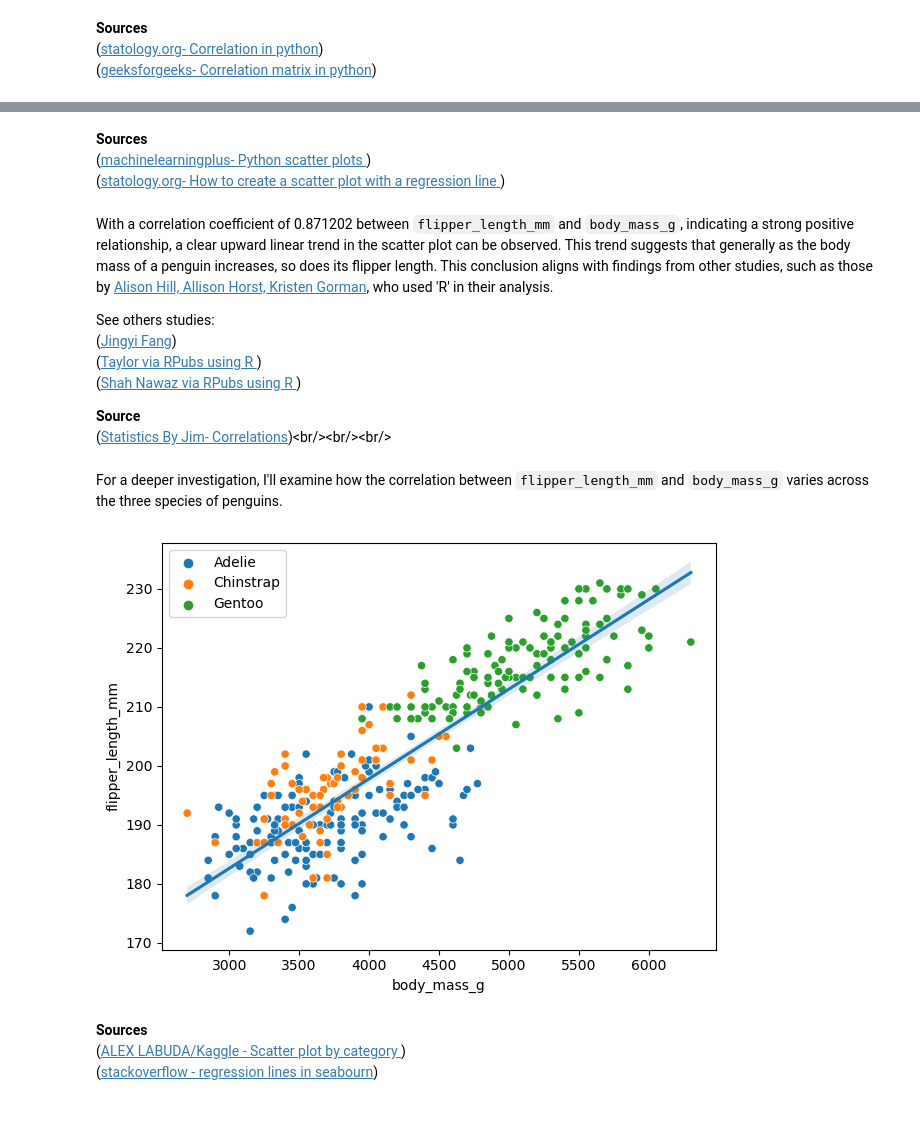
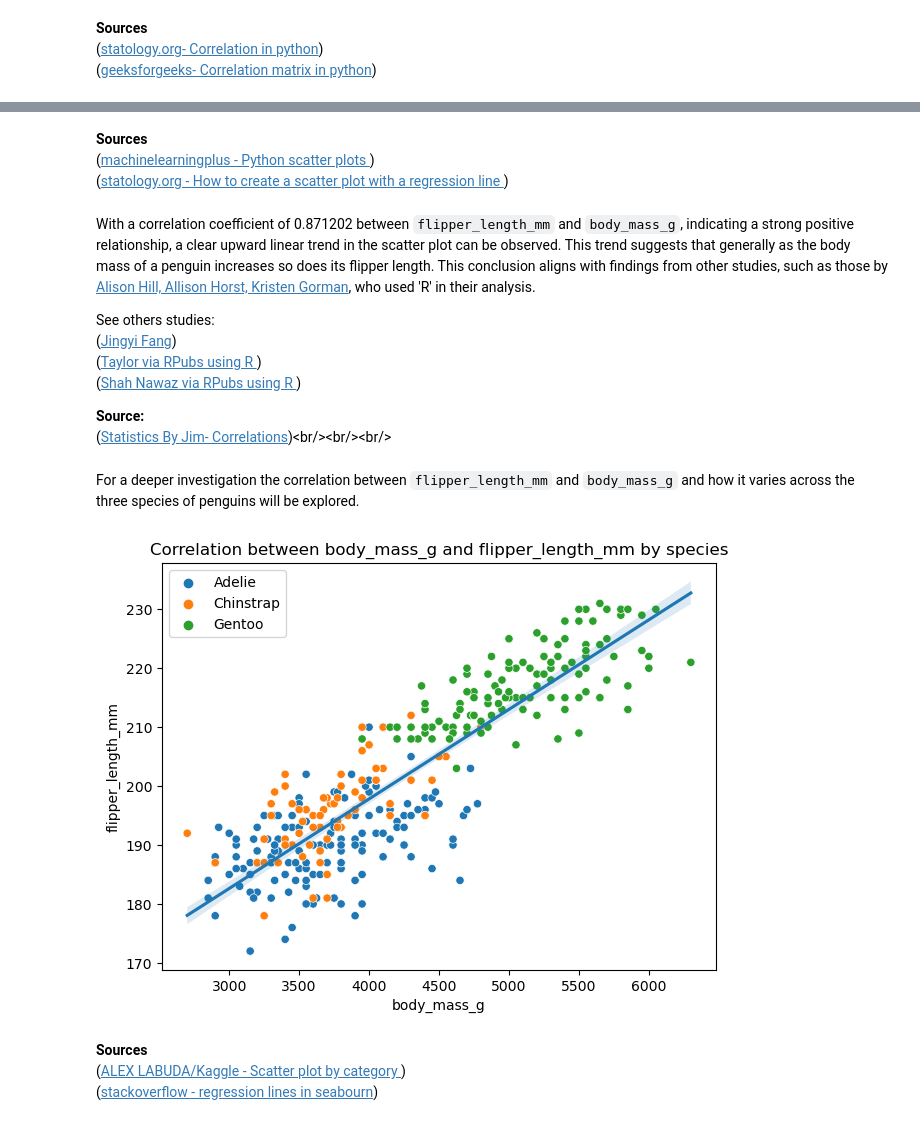
Before and after one commit to sarahembarry/poda-project, a Jupyter notebook: penguins.ipynb, the cells around one changed output, grey strips where cells are left out. Drawn from its saved outputs; the diff is of its cells as text; code cells hidden in the pictures.

```diff
--- a/penguins.ipynb
+++ b/penguins.ipynb
@@ -413,9 +415,9 @@ plt.show()
 # %% [markdown]
 **Sources**<br/>
-([machinelearningplus- Python scatter plots ](https://www.machinelearningplus.com/plots/python--plot/))<br/>
-([statology.org- How to create a scatter plot with a regression line ](https://www.statology.org/scatterplot-with-regression-line-python/))<br/>
+([machinelearningplus - Python scatter plots ](https://www.machinelearningplus.com/plots/python--plot/))<br/>
+([statology.org - How to create a scatter plot with a regression line ](https://www.statology.org/scatterplot-with-regression-line-python/))<br/>
 # %% [markdown]
-With a correlation coefficient of 0.871202 between `flipper_length_mm`  and `body_mass_g`, indicating a strong positive relationship, a clear upward linear trend in the scatter plot can be observed. This trend suggests that generally as the body mass of a penguin increases, so does its flipper length. This conclusion aligns with findings from other studies, such as those by [Alison Hill, Allison Horst, Kristen Gorman](https://allisonhorst.github.io/palmerpenguins/articles/examples.html), who used 'R' in their analysis.
+With a correlation coefficient of 0.871202 between `flipper_length_mm`  and `body_mass_g`, indicating a strong positive relationship, a clear upward linear trend in the scatter plot can be observed. This trend suggests that generally as the body mass of a penguin increases so does its flipper length. This conclusion aligns with findings from other studies, such as those by [Alison Hill, Allison Horst, Kristen Gorman](https://allisonhorst.github.io/palmerpenguins/articles/examples.html), who used 'R' in their analysis.
 
 
 See others studies:<br/>
@@ -423,28 +425,31 @@ See others studies:<br/>
 ([Taylor via RPubs using R ](https://rpubs.com/TEHoule/PalmerPenguinPlayground))<br/>
 ([Shah Nawaz via RPubs using R ](https://rpubs.com/shahworld/scatter))<br/>
 
-**Source**<br/>
+**Source:**<br/>
 ([Statistics By Jim- Correlations](https://statisticsbyjim.com/basics/correlations/#:~:text=Correlation%20Coefficient%20%3D%200.8%3A%20A%20fairly,change%20in%20a%20specific%20direction.))<br/><br/><br/>
 # %% [markdown]
 
-For a deeper investigation, I'll examine how the correlation between `flipper_length_mm` and `body_mass_g` varies across the three species of penguins.
+For a deeper investigation the correlation between `flipper_length_mm` and `body_mass_g` and how it varies across the three species of penguins will be explored.
 # %%
 
 # Create the scatter plot and set variables
 sns.scatterplot(x='body_mass_g', y='flipper_length_mm', hue='species', data=df_cleaned)
 
-#Add a regression line to the scatter plot
+# Add a regression line to the scatter plot
 sns.regplot(x='body_mass_g', y='flipper_length_mm', data=df_cleaned, scatter=False)
 
 # Format the legend
 plt.legend(loc='upper left')
 
 # Manually adjust the layout
 plt.tight_layout()
 
+# Add title
+plt.title('Correlation between body_mass_g and flipper_length_mm by species')
+
 plt.show()
 # %% [output]
-[figure, old version]
+[figure, new version]
 # %% [markdown]
 
 **Sources**<br/>
```
Also changed, not shown: parts of 25 cells of this notebook, 1 other file.
